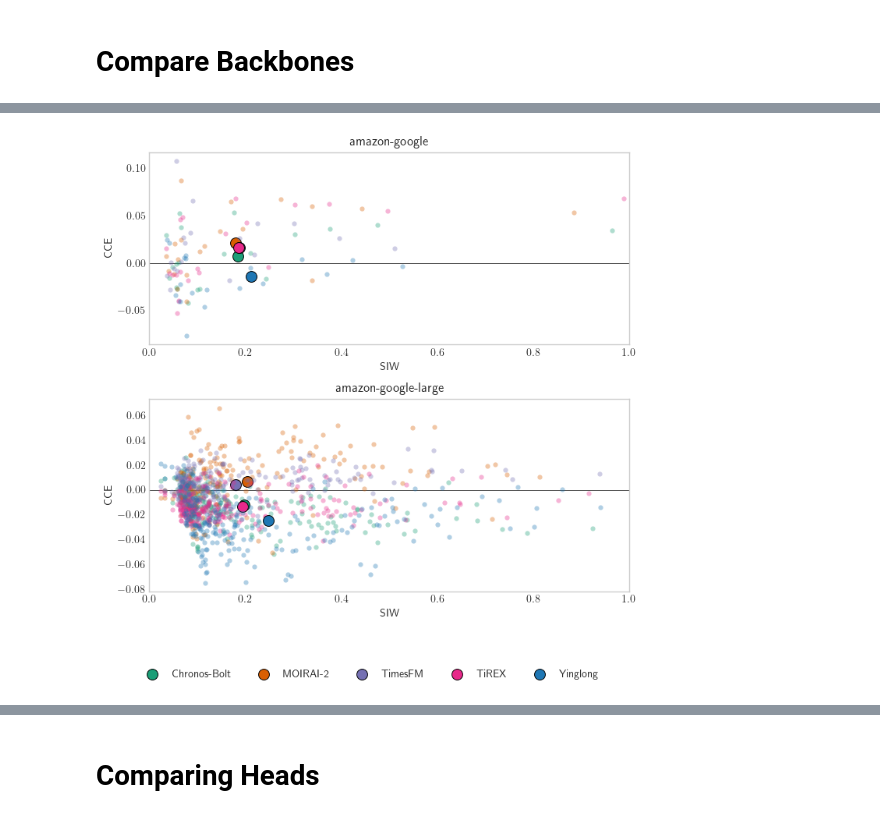
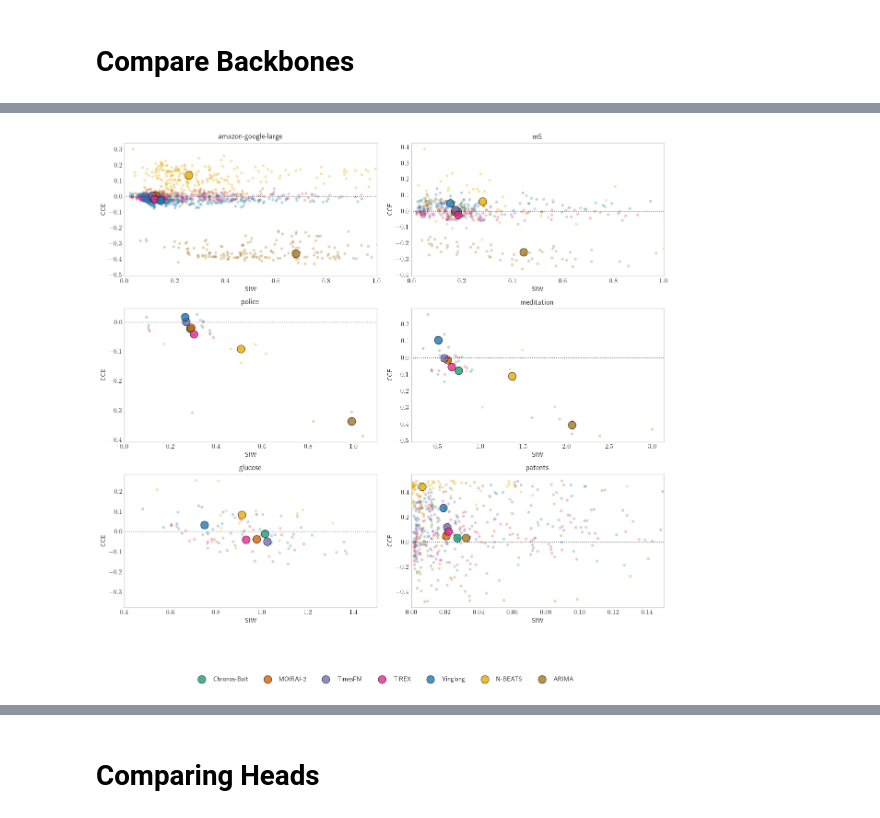
Before and after one commit to Coaster41/tsfm_head_calibration, a Jupyter notebook: eval_plots.ipynb, the cells around one changed output, grey strips where cells are left out. Drawn from its saved outputs; the diff is of its cells as text; code cells hidden in the pictures.

```diff
--- a/eval_plots.ipynb
+++ b/eval_plots.ipynb
@@ -22,9 +22,9 @@ plt.style.use({'axes.grid': False})
 RESULTS_ROOT = Path("./model_results")
 
 # Use ONLY these five foundation models (and only the backbone head)
-MODELS = ["chronos_bolt", "moirai2", "timesfm", "tirex", "yinglong"]
+MODELS = ["chronos_bolt", "moirai2", "timesfm", "tirex", "yinglong", "nbeats", ]
 HEADS = ["backbone", "quantiles", "gaussian", "studentst", "mixture"]
-DATASETS = ["amazon-google-large", "amazon-google"]
+DATASETS = ["amazon-google-large", "m5", "police", "meditation", "patents", "glucose"]
 HEAD_TO_PLOT = "backbone"
 
 # Friendly names, colors, and markers (consistent across all plots)
@@ -34,6 +34,8 @@ MODEL_DISPLAY = {
     "timesfm": "TimesFM",
     "tirex": "TiREX",
     "yinglong": "Yinglong",
+    "nbeats": "N-BEATS",
+    "autoarima": "ARIMA",
 }
 MODEL_COLORS = {
     "chronos_bolt": "#1b9e77",
@@ -41,6 +43,8 @@ MODEL_COLORS = {
     "timesfm": "#7570b3",
     "tirex": "#e7298a",
     "yinglong": "#1f77b4",
+    "nbeats": '#e6ab02',
+    "autoarima": '#a6761d'
 }
 MODEL_MARKERS = {
     "chronos_bolt": "o",
@@ -306,6 +310,8 @@ def ensure_overall(overall_df: pd.DataFrame, series_df: pd.DataFrame) -> pd.Data
 # %% [markdown]
 # Compare Backbones
 # %%
+MODELS = ["chronos_bolt", "moirai2", "timesfm", "tirex", "yinglong", "nbeats", "autoarima"]
+DATASETS = ["amazon-google-large", "m5", "police", "meditation", "glucose", "patents"]
 long_df, num_timeseries, num_timeseries_by_dataset_head = consolidate_results(RESULTS_ROOT, MODELS, HEADS, DATASETS)
 
 # Filter to a single head for all downstream plots
@@ -315,7 +321,12 @@ if not long_df.empty:
 # Keep only the selected models that were actually found
 present_models = sorted(long_df["model"].unique().tolist()) if not long_df.empty else []
 present_models = [m for m in MODELS if m in present_models]
-datasets = sorted(long_df["dataset"].unique().tolist()) if not long_df.empty else []
+if DATASETS == None:
+    datasets = sorted(long_df["dataset"].unique().tolist()) if not long_df.empty else []
+else:
+    if set(DATASETS) == set(long_df["dataset"].unique().tolist()):
+        print(f"DATASETS: {DATASETS} does not equal found datasets: {set(long_df['dataset'].unique().tolist())}")
+    datasets = DATASETS
 
 print("Datasets discovered:", datasets)
 print("Models discovered:  ", present_models)
@@ -387,40 +416,63 @@ plt.show()
 # %%
 # Figure 2: SIW vs CCE (scatter) per dataset with y=0 line
 metrics_pair = ("siw", "cce")
 
+# Prepare datasets grid
 n = len(datasets)
 rows, cols = best_grid(n, max_cols=2)
 scale = 0.9
-fig, axes = plt.subplots(cols, rows, figsize=(4*scale*cols, 4*scale*rows*len(DATASETS)))
-# normalize axes to 2D array regardless of shape
-axes = np.array(axes).reshape(rows, cols)
+fig, axes = plt.subplots(rows, cols, figsize=(7*scale*cols, 4.5*scale*rows), squeeze=False)
 
 for idx, dataset in enumerate(datasets):
     ax = axes[idx // cols][idx % cols]
-    ax.axhline(0, c='black', lw=0.5, zorder=0)
+    # Plot each model
+    median_xs = []
+    median_ys = []
+    ax.axhline(0, c='black', lw=1, ls=":", alpha=0.7)
     for model in present_models:
-        sx = series_df.query("dataset == @dataset and model == @model and metric == @metrics_pair[0]")[["series_id","value"]]
-        sy = series_df.query("dataset == @dataset and model == @model and metric == @metrics_pair[1]")[["series_id","value"]]
-        merged = sx.merge(sy, on="series_id", suffixes=("_x", "_y"))
-        xs = merged["value_x"].to_numpy()
-        ys = merged["value_y"].to_numpy()
-        ax.scatter(xs, ys, c=mcolor(model), alpha=0.35, marker=hmarker(HEAD_TO_PLOT), s=20, linewidths=0)
+        # per-series points
+        xs = series_df.query("dataset == @dataset and model == @model and metric == @metrics_pair[0]")["value"]
+        ys = series_df.query("dataset == @dataset and model == @model and metric == @metrics_pair[1]")["value"]
 
+        # Align series by series_id if present
+        if not series_df.empty:
+            sx = series_df.query("dataset == @dataset and model == @model and metric == @metrics_pair[0]")[["series_id","value"]]
+            sy = series_df.query("dataset == @dataset and model == @model and metric == @metrics_pair[1]")[["series_id","value"]]
+            merged = sx.merge(sy, on="series_id", suffixes=("_x", "_y"))
+            xs = merged["value_x"].to_numpy()
+            ys = merged["value_y"].to_numpy()
+
+        ax.scatter(xs, ys, c=mcolor(model), alpha=0.3, marker=hmarker(HEAD_TO_PLOT), s=20, linewidths=0, label=None)
+
+        # Large dot: median of series values
         if len(xs) > 0 and len(ys) > 0:
-            ax.scatter(np.mean(xs), np.mean(ys), c=mcolor(model), s=100, edgecolors='black',
-                       alpha=1, marker=hmarker(HEAD_TO_PLOT), linewidths=0.7, label=disp(model))
+            median_xs.append(xs)
+            median_ys.append(ys)
+
+    for (model, xs, ys) in zip(present_models, median_xs, median_ys):
+        ax.scatter(np.median(xs), np.median(ys), c=mcolor(model), s=150, edgecolors='black',
+                    alpha=0.8, marker=hmarker(HEAD_TO_PLOT), linewidths=0.7, label=disp(model))
 
     ax.set_title(dataset)
     ax.set_xlabel("SIW")
     ax.set_ylabel("CCE")
-    ax.set_xlim(0,1)
+    if dataset == 'amazon-google-large':
+        ax.set_xlim(0,1)
+    elif dataset == 'm5':
+        ax.set_xlim(0,1)
+    elif dataset == 'glucose':
+        ax.set_xlim(0.4,1.5)
+    elif dataset == 'police':
+        ax.set_xlim(0, 1.1)
+    elif dataset == 'patents':
+        ax.set_xlim(0, 0.15)
 
-handles, labels = axes[0][0].get_legend_handles_labels()
+handles, labels = axes[1][0].get_legend_handles_labels()
 fig.legend(handles, labels, loc="lower center", ncols=len(present_models), framealpha=0)
 plt.tight_layout(rect=[0, 0.1, 1, 1])
 plt.show()
 # %% [output]
-[figure, old version]
+[figure, new version]
 # %%
 # Figure 3: WQL, MSIS, PCE vs MASE (per-series scatter), shape [n_datasets, 3]
 
```
Also changed, not shown: parts of 19 cells of this notebook, 5 other files.
